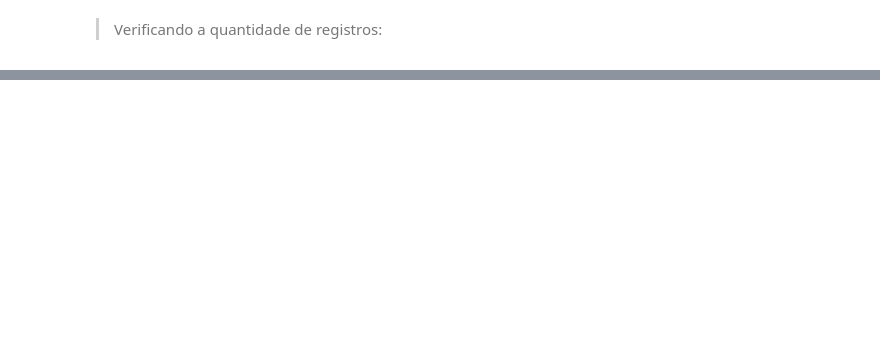
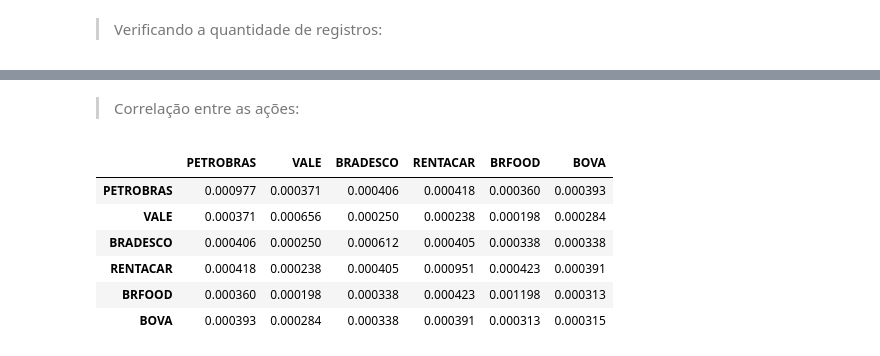
Before and after one commit to CGVARGAS/risco_portfolio_acoes, a Jupyter notebook: risco_portfolio_acoes.ipynb, the cells around one changed output, grey strips where cells are left out. Drawn from its saved outputs; the diff is of its cells as text; code cells hidden in the pictures; blank space fills up the shorter version.

Commit message:
Adicionando calculo da correlação e da covariância - versão 1.0.1

```diff
--- a/risco_portfolio_acoes.ipynb
+++ b/risco_portfolio_acoes.ipynb
@@ -107,0 +147,12 @@ dataset2024.shape
+# %% [markdown]
+> Correlação entre as ações:
+# %%
+taxa_retorno.cov()
+# %% [output]
+|  | PETROBRAS | VALE | BRADESCO | RENTACAR | BRFOOD | BOVA |
+| PETROBRAS | 0.000977 | 0.000371 | 0.000406 | 0.000418 | 0.000360 | 0.000393 |
+| VALE | 0.000371 | 0.000656 | 0.000250 | 0.000238 | 0.000198 | 0.000284 |
+| BRADESCO | 0.000406 | 0.000250 | 0.000612 | 0.000405 | 0.000338 | 0.000338 |
+| RENTACAR | 0.000418 | 0.000238 | 0.000405 | 0.000951 | 0.000423 | 0.000391 |
+| BRFOOD | 0.000360 | 0.000198 | 0.000338 | 0.000423 | 0.001198 | 0.000313 |
+| BOVA | 0.000393 | 0.000284 | 0.000338 | 0.000391 | 0.000313 | 0.000315 |
```
Also changed, not shown: parts of 25 cells of this notebook, 1 other file.
